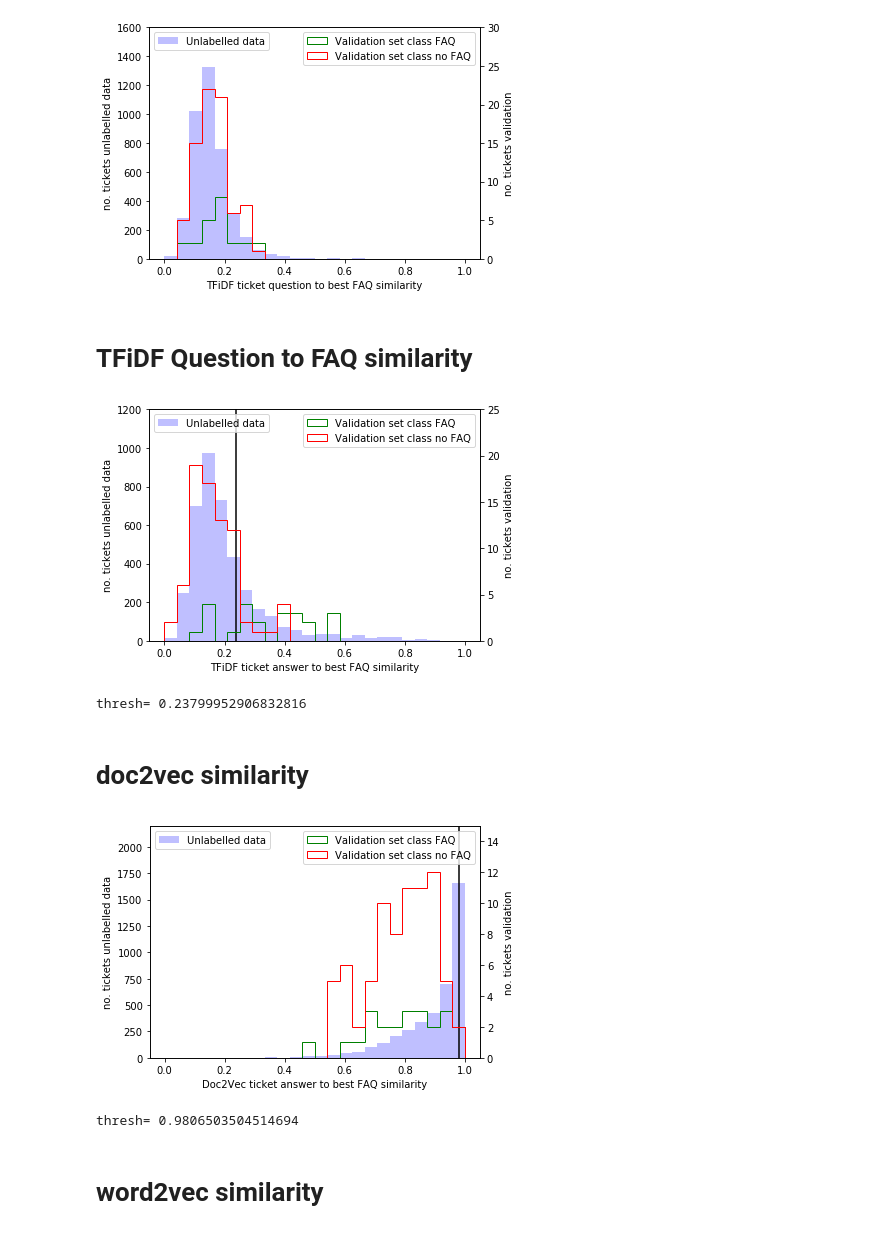
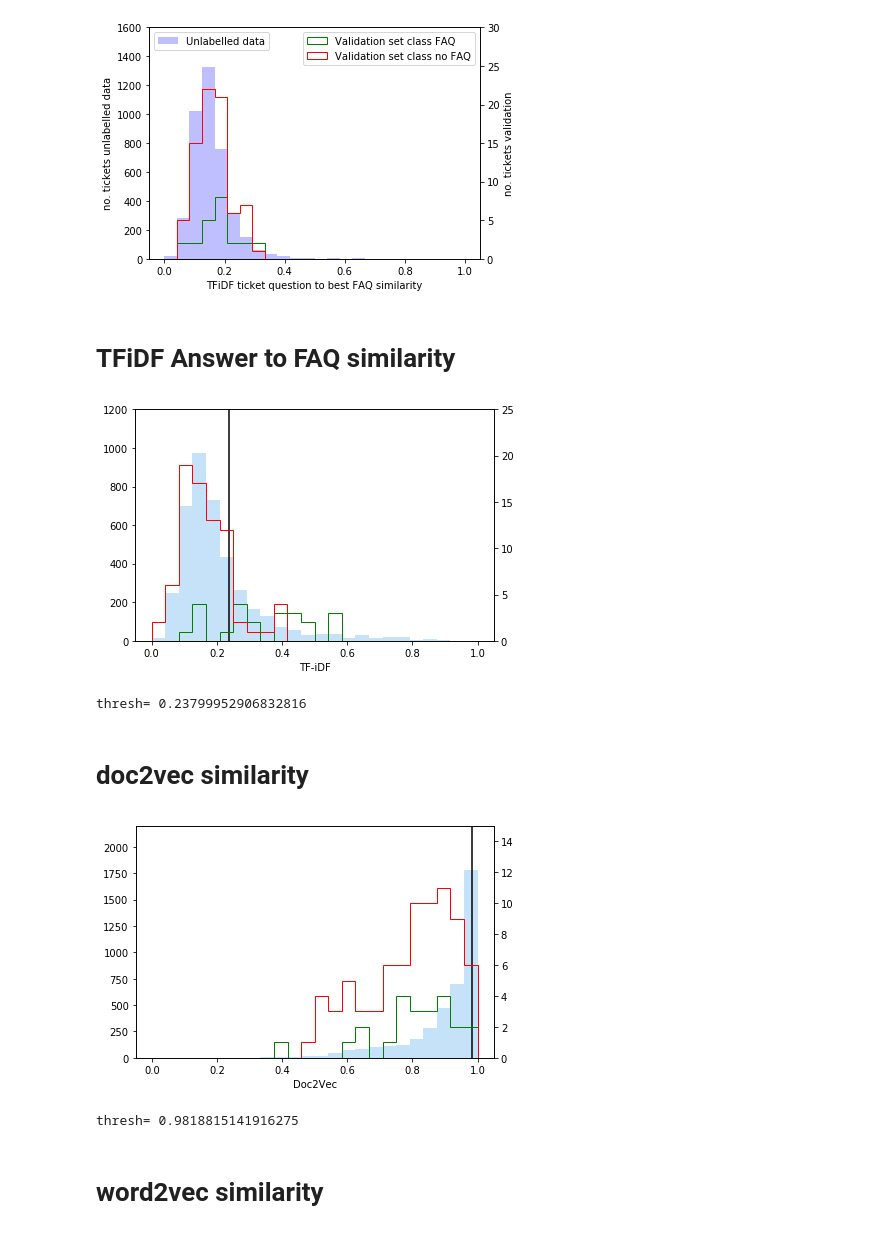
Before and after one commit to mmr12/Data-Science-lab-2018, a Jupyter notebook: PreperationWork/Poster_figs/Similarities_figs.ipynb, the cells around one changed output. Cells and saved outputs as stored; diff of their text form; code cells hidden in the pictures.

```diff
--- a/PreperationWork/Poster_figs/Similarities_figs.ipynb
+++ b/PreperationWork/Poster_figs/Similarities_figs.ipynb
@@ -73,7 +73,7 @@ plt.show()
 # %% [output]
 [figure]
 # %% [markdown]
-# TFiDF Question to FAQ similarity
+# TFiDF Answer to FAQ similarity
 # %%
 TFiDF_ans = load('../../code/embedding/models/TF-IFD-ans.joblib')
 FAQ_matrix_ans = TFiDF_ans.transform(faq_ans)
@@ -89,24 +89,25 @@ sFT_val_neg_ans = np.max(cosine_similarity(FAQ_matrix_ans, val_neg_ans), axis=0)
 # %%
 fig, ax1 = plt.subplots()
 bins =  np.linspace(0, 1,25)
-ax1.hist(strength_FAQ_ticket_max_ans, bins,alpha=.25, label="Unlabelled data", color="blue")
-ax1.set_xlabel('TFiDF ticket answer to best FAQ similarity')
-ax1.set_ylabel('no. tickets unlabelled data')
+ax1.hist(strength_FAQ_ticket_max_ans, bins,alpha=1, label="Unlabelled data",  color="#C6E2F9")
+#ax1.set_xlabel('TF-iDF ticket answer to best FAQ similarity')
+ax1.set_xlabel('TF-iDF')
+#ax1.set_ylabel('no. tickets unlabelled data')
 plt.ylim(top=1200)
 thresh = np.quantile(strength_FAQ_ticket_max_ans,0.75)
 plt.axvline(x=thresh,color='k',ymax=1000)
 ax2 = ax1.twinx()
 ax2.hist(sFT_val_pos_ans, bins,alpha=1, label="Validation set class FAQ", color = "green", histtype ="step")
 ax2.hist(sFT_val_neg_ans, bins,alpha=1, label="Validation set class no FAQ", color = "red", histtype ="step")
-ax2.set_ylabel('no. tickets validation')
+#ax2.set_ylabel('no. tickets validation')
 plt.ylim(top=25)
 fig.tight_layout()
-ax1.legend(loc=2)
-ax2.legend()
+#ax1.legend(loc=2)
+#ax2.legend()
 plt.show()
 print("thresh=",thresh)
 # %% [output]
-[figure, old version]
+[figure, new version]
 thresh= 0.23799952906832816
 # %% [markdown]
 # doc2vec similarity
@@ -125,11 +126,11 @@ doc2vec_val = np.array([model.infer_vector(val_prepro[i]) for i in range(len(val
 # %%
 SFT, valyes, valno = do_stuff(faq_em, ticket_em, doc2vec_val)
 # %%
-legend = 'Doc2Vec ticket answer to best FAQ similarity'
+legend = 'Doc2Vec'
 plot_stuff(SFT, valyes, valno, a = 2200, b = 15, l = legend)
 # %% [output]
-[figure, old version]
+[figure, new version]
-thresh= 0.9806503504514694
+thresh= 0.9818815141916275
 # %% [markdown]
 # word2vec similarity
 # %%
```
Also changed, not shown: parts of 16 cells of this notebook, 7 other files.
